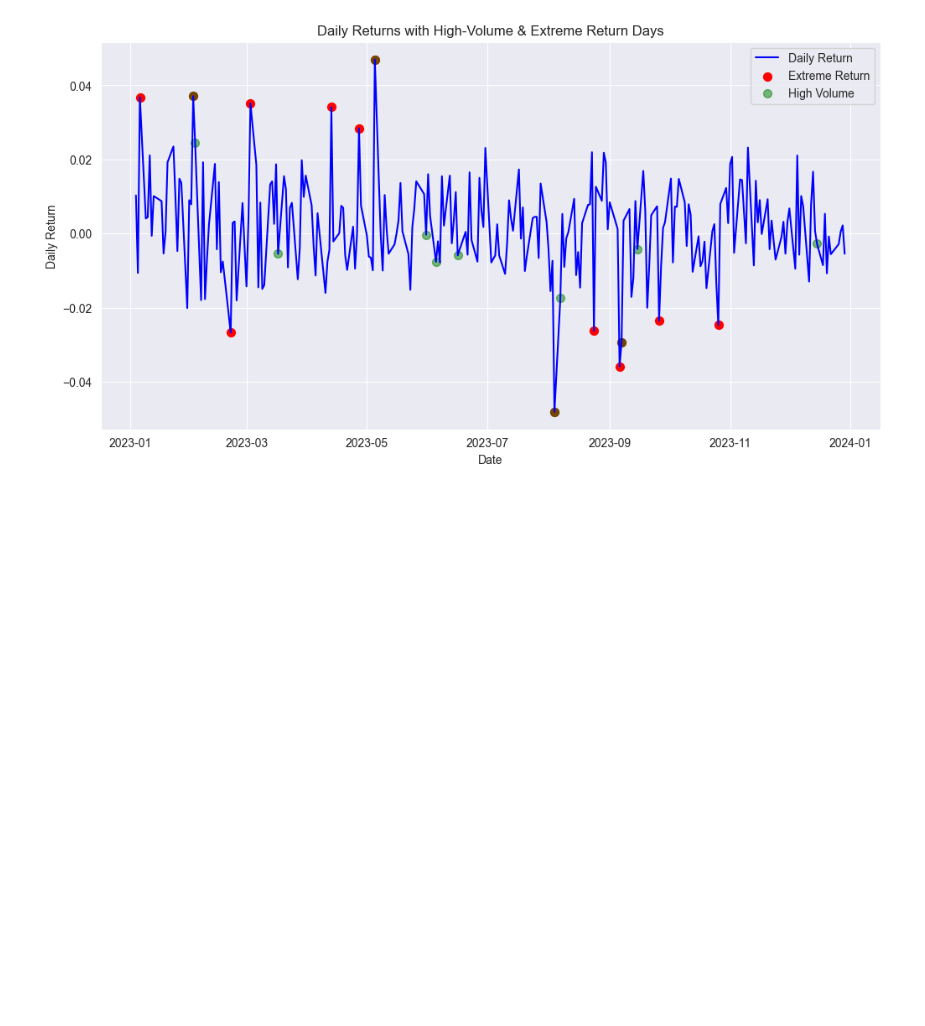
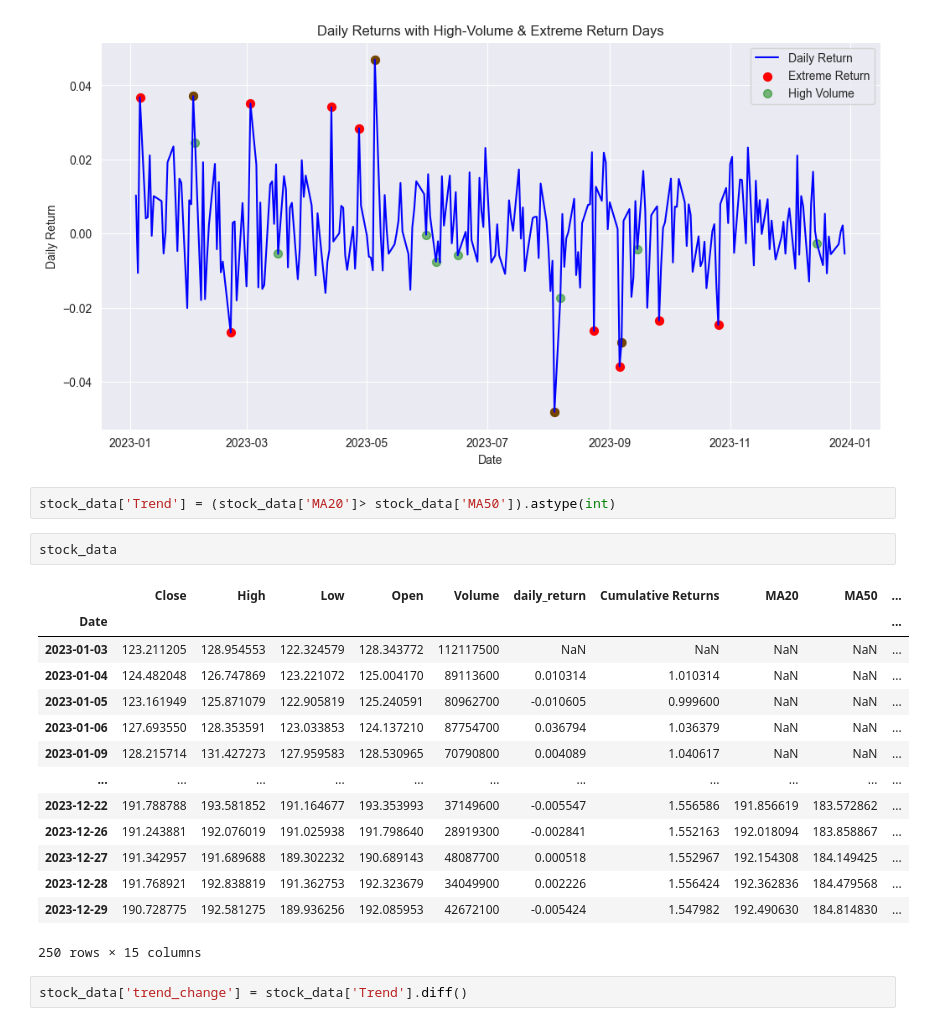
Before and after one commit to sahan200401/real-time-stock-market-analysis, a Jupyter notebook: DataVisuzlization_stcok.ipynb, the cells around one changed output. Drawn from its saved outputs; the diff is of its cells as text; blank space fills up the shorter version.

```diff
--- a/DataVisuzlization_stcok.ipynb
+++ b/DataVisuzlization_stcok.ipynb
@@ -522,3 +503,24 @@ plt.legend()
 plt.show()
 # %% [output]
 [figure]
+# %%
+stock_data['Trend'] = (stock_data['MA20']> stock_data['MA50']).astype(int)
+# %%
+stock_data
+# %% [output]
+|  | Close | High | Low | Open | Volume | daily_return | Cumulative Returns | MA20 | MA50 | ... |
+| Date |  |  |  |  |  |  |  |  |  | ... |
+| 2023-01-03 | 123.211205 | 128.954553 | 122.324579 | 128.343772 | 112117500 | NaN | NaN | NaN | NaN | ... |
+| 2023-01-04 | 124.482048 | 126.747869 | 123.221072 | 125.004170 | 89113600 | 0.010314 | 1.010314 | NaN | NaN | ... |
+| 2023-01-05 | 123.161949 | 125.871079 | 122.905819 | 125.240591 | 80962700 | -0.010605 | 0.999600 | NaN | NaN | ... |
+| 2023-01-06 | 127.693550 | 128.353591 | 123.033853 | 124.137210 | 87754700 | 0.036794 | 1.036379 | NaN | NaN | ... |
+| 2023-01-09 | 128.215714 | 131.427273 | 127.959583 | 128.530965 | 70790800 | 0.004089 | 1.040617 | NaN | NaN | ... |
+| ... | ... | ... | ... | ... | ... | ... | ... | ... | ... | ... |
+| 2023-12-22 | 191.788788 | 193.581852 | 191.164677 | 193.353993 | 37149600 | -0.005547 | 1.556586 | 191.856619 | 183.572862 | ... |
+| 2023-12-26 | 191.243881 | 192.076019 | 191.025938 | 191.798640 | 28919300 | -0.002841 | 1.552163 | 192.018094 | 183.858867 | ... |
+| 2023-12-27 | 191.342957 | 191.689688 | 189.302232 | 190.689143 | 48087700 | 0.000518 | 1.552967 | 192.154308 | 184.149425 | ... |
+| 2023-12-28 | 191.768921 | 192.838819 | 191.362753 | 192.323679 | 34049900 | 0.002226 | 1.556424 | 192.362836 | 184.479568 | ... |
+| 2023-12-29 | 190.728775 | 192.581275 | 189.936256 | 192.085953 | 42672100 | -0.005424 | 1.547982 | 192.490630 | 184.814830 | ... |
+250 rows × 15 columns
+# %%
+stock_data['trend_change'] = stock_data['Trend'].diff()
```
Also changed, not shown: parts of 29 cells of this notebook.
